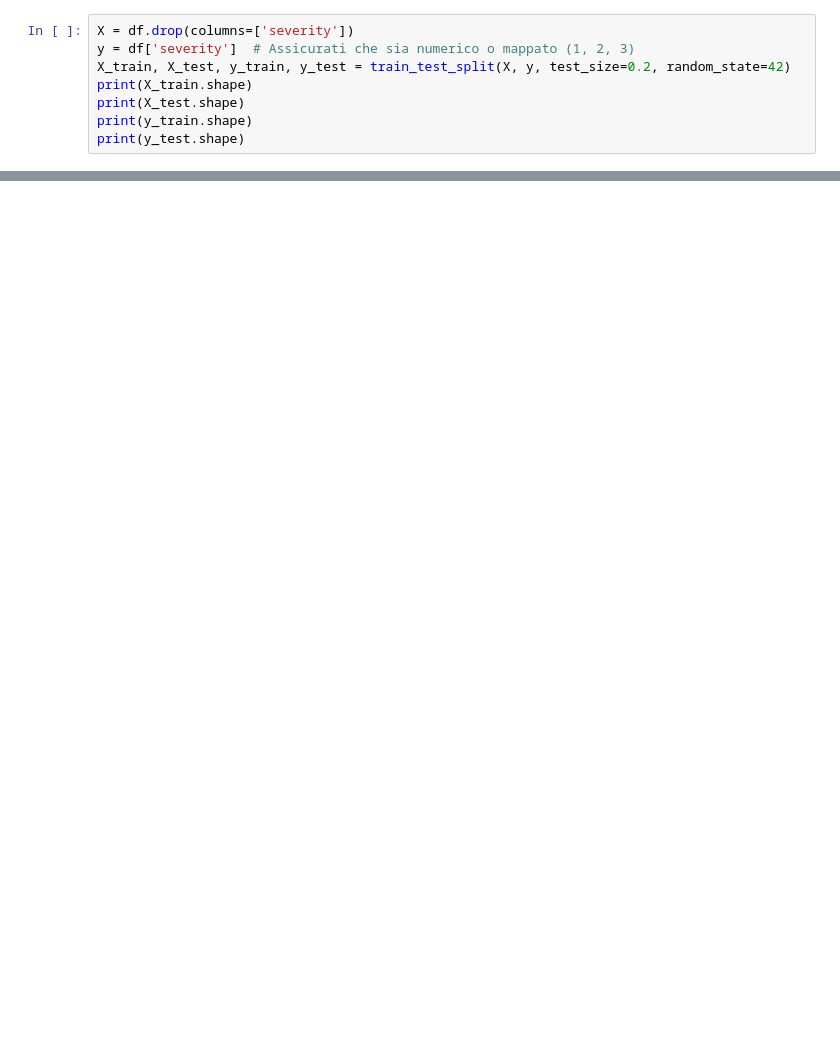
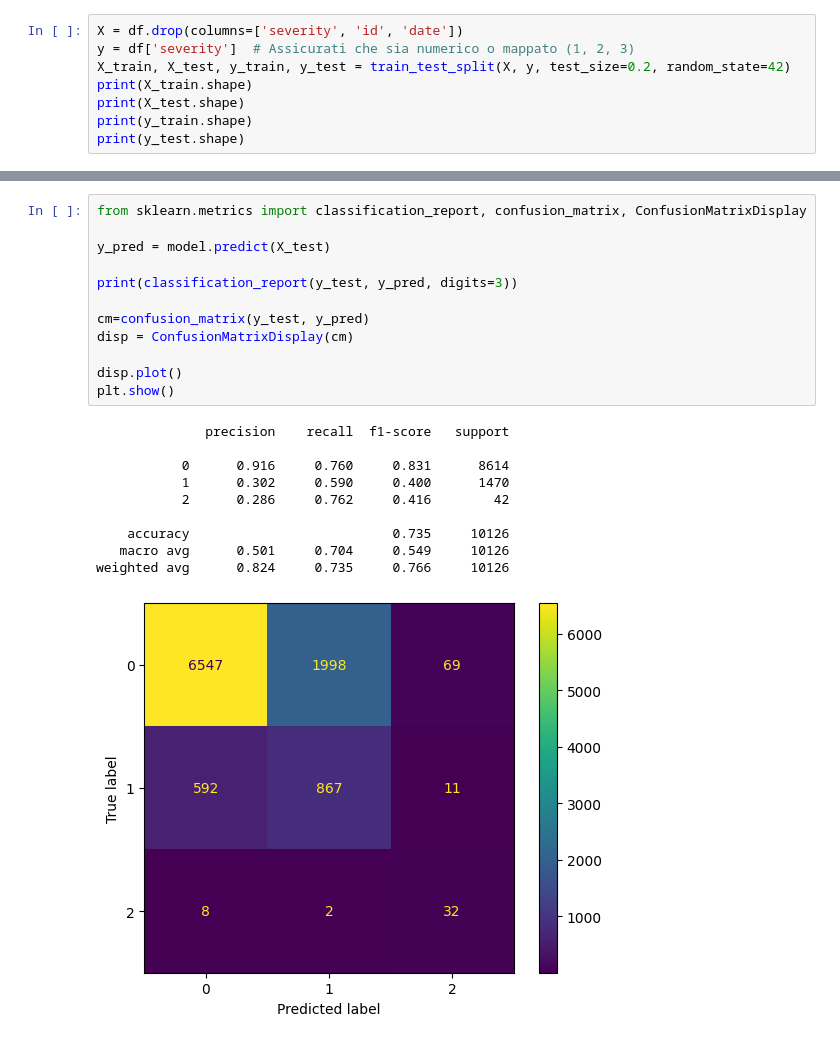
Before and after one commit to asalazar18s/TfL-accidents-dataset-analysis, a Jupyter notebook: Final/Model_Testing.ipynb, the cells around one changed output, grey strips where cells are left out. Saved outputs shown, nothing was run; the diff lists cells and outputs as text; blank space fills up the shorter version.

Commit message:
AS-> Moved analysis to Model Testing

```diff
--- a/Final/Model_Testing.ipynb
+++ b/Final/Model_Testing.ipynb
@@ -18,7 +17,7 @@ df.head()
 | 4 | 345910 | 51.565743 | -0.136308 | 2019-01-03 08:37:00+00:00 | 0 | 0 | 0 | 0 | ... |
 5 rows × 43 columns
 # %%
-X = df.drop(columns=['severity'])
+X = df.drop(columns=['severity', 'id', 'date'])
 y = df['severity']  # Assicurati che sia numerico o mappato (1, 2, 3)
 X_train, X_test, y_train, y_test = train_test_split(X, y, test_size=0.2, random_state=42)
 print(X_train.shape)
@@ -45,0 +54,23 @@ model.fit(X_train, y_train, sample_weight=sample_weights)
+# %%
+from sklearn.metrics import classification_report, confusion_matrix, ConfusionMatrixDisplay
+
+y_pred = model.predict(X_test)
+
+print(classification_report(y_test, y_pred, digits=3))
+
+cm=confusion_matrix(y_test, y_pred)
+disp = ConfusionMatrixDisplay(cm)
+
+disp.plot()
+plt.show()
+# %% [output]
+              precision    recall  f1-score   support
+
+           0      0.916     0.760     0.831      8614
+           1      0.302     0.590     0.400      1470
+           2      0.286     0.762     0.416        42
+
+    accuracy                          0.735     10126
+   macro avg      0.501     0.704     0.549     10126
+weighted avg      0.824     0.735     0.766     10126
+[figure, added]
```
Also changed, not shown: parts of 25 cells of this notebook, 1 other file.
